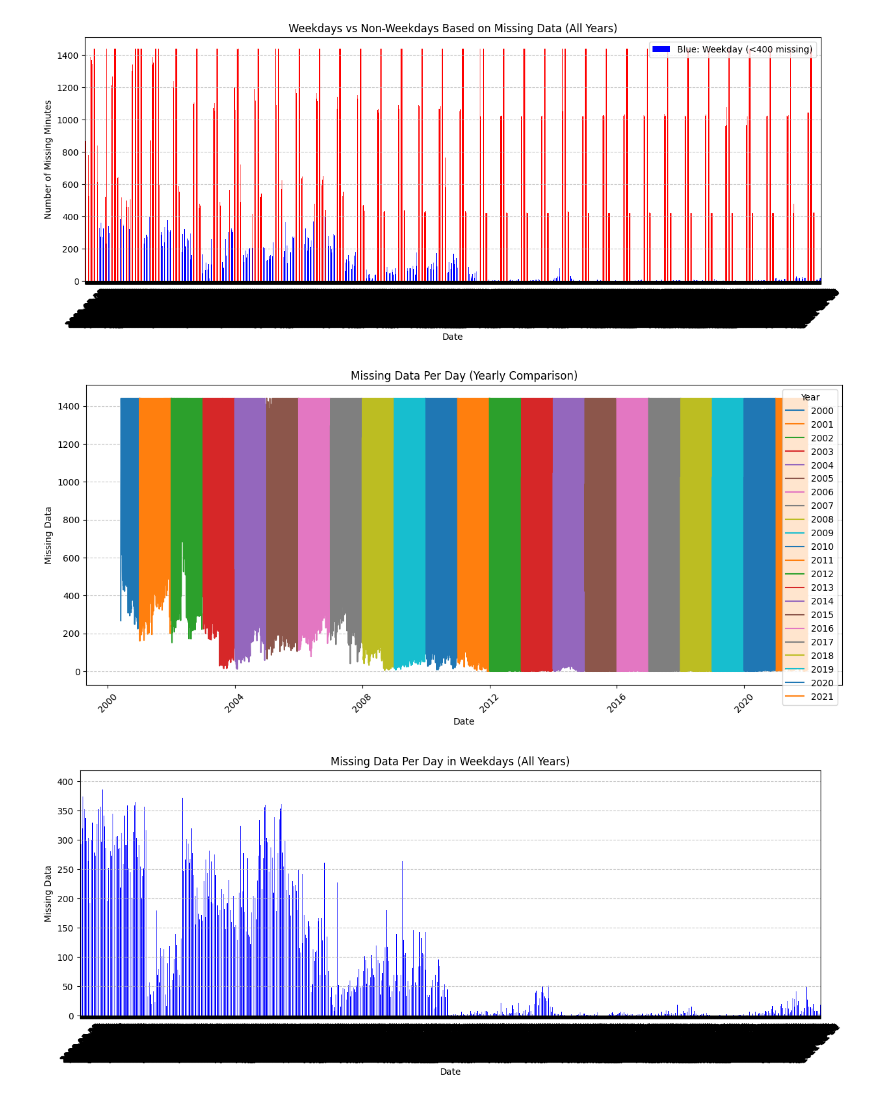
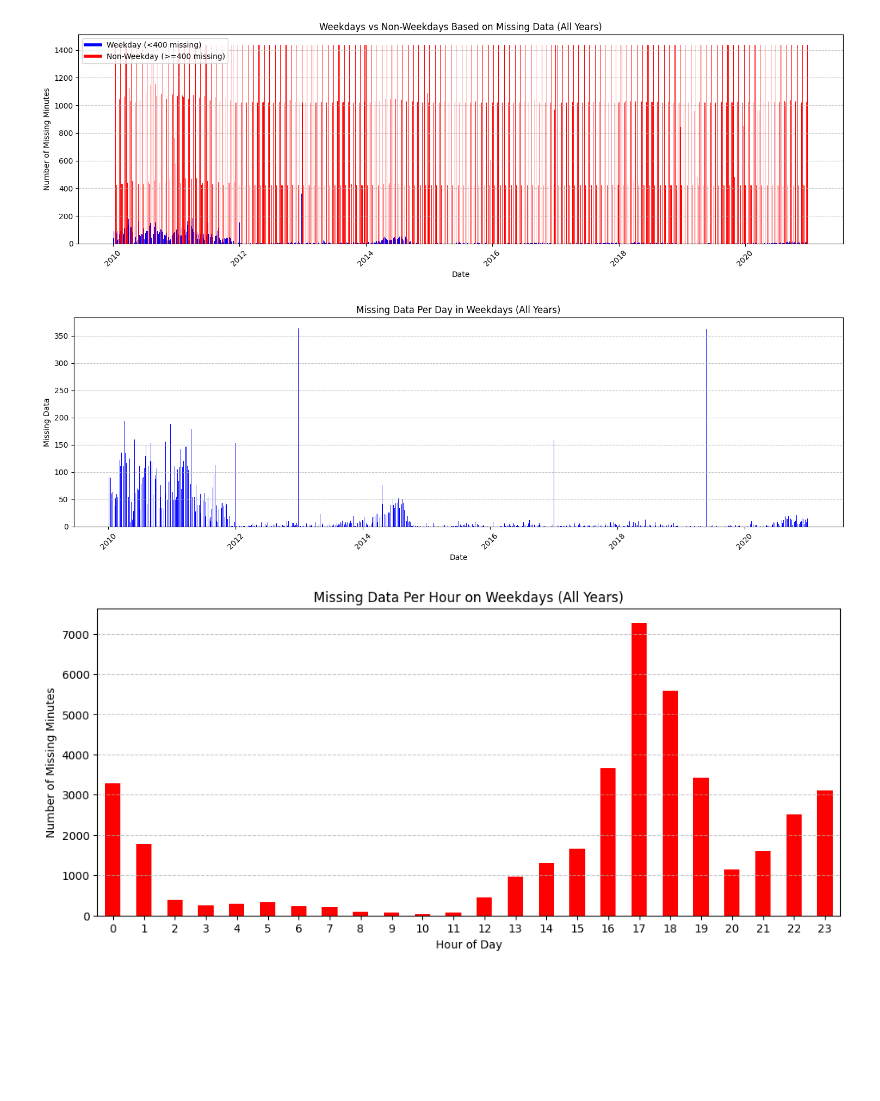
Before and after one commit to EstifanosShekour/Gamma-Capture-project-Lehigh-MFE, a Jupyter notebook: src/main.ipynb, the cells around one changed output. Drawn from its saved outputs; the diff is of its cells as text; code cells hidden in the pictures; blank space fills up the shorter version.

Commit message:
data processing update

```diff
--- a/src/main.ipynb
+++ b/src/main.ipynb
@@ -38,7 +46,7 @@ base_path = r"C:\Users\estifo\OneDrive\Projects\gamma-capture-project\data"
 data_frames = []
 
 # Loop through years 2010 to 2021
-for year in range(2000, 2022):
+for year in range(2010, 2021):
     file_path = os.path.join(base_path, f'DAT_ASCII_EURUSD_M1_{year}.csv')
 
     # Read CSV file (adjust parameters if needed)
@@ -301,50 +387,45 @@ missing_per_day_yearly = combined_df.groupby([combined_df['DateTime'].dt.year, c
 
 # --- PLOTS ---
 
-# Plot Step 2: Highlighting weekdays (days with missing data < 400)
 plt.figure(figsize=(15, 5))
-missing_per_day.plot(kind='bar', color=['blue' if date in weekdays else 'red' for date in missing_per_day.index])
+colors = ['blue' if date in weekdays else 'red' for date in missing_per_day.index]
+plt.bar(missing_per_day.index, missing_per_day.values, color=colors)
+
 plt.title('Weekdays vs Non-Weekdays Based on Missing Data (All Years)')
 plt.xlabel('Date')
 plt.ylabel('Number of Missing Minutes')
 plt.xticks(rotation=45)
 plt.grid(axis='y', linestyle='--', alpha=0.7)
-plt.legend(['Blue: Weekday (<400 missing)', 'Red: Non-Weekday (>=400 missing)'])
+blue_patch = plt.Line2D([0], [0], color='blue', lw=4, label='Weekday (<400 missing)')
+red_patch = plt.Line2D([0], [0], color='red', lw=4, label='Non-Weekday (>=400 missing)')
+plt.legend(handles=[blue_patch, red_patch])
+plt.tight_layout()
 plt.show()
 
-# OPTIONAL: Yearly Breakdown (Missing Data Per Day)
-plt.figure(figsize=(15, 6))
-for year in sorted(combined_df['DateTime'].dt.year.unique()):
-    missing_per_day_yearly.loc[year].plot(label=str(year))
-plt.title('Missing Data Per Day (Yearly Comparison)')
-plt.xlabel('Date')
-plt.ylabel('Missing Data')
-plt.xticks(rotation=45)
-plt.legend(title="Year")
-plt.grid(axis='y', linestyle='--', alpha=0.7)
-plt.show()
 
-# Plot Step 3: Missing data per weekday across multiple years
+weekday_missing_data = missing_per_day[weekdays]
 plt.figure(figsize=(15, 5))
-weekday_missing_data = missing_per_day[weekdays]
-weekday_missing_data.plot(kind='bar', color='blue')
+plt.bar(weekday_missing_data.index, weekday_missing_data.values, color='blue')
+
 plt.title('Missing Data Per Day in Weekdays (All Years)')
 plt.xlabel('Date')
 plt.ylabel('Missing Data')
 plt.xticks(rotation=45)
 plt.grid(axis='y', linestyle='--', alpha=0.7)
+plt.tight_layout()
 plt.show()
+
 
 # Plot Step 4: Missing data per hour on weekdays
 plt.figure(figsize=(12, 5))
 missing_per_hour_weekdays.plot(kind='bar', color='red')
 plt.title('Missing Data Per Hour on Weekdays (All Years)')
 plt.xlabel('Hour of Day')
 plt.ylabel('Number of Missing Minutes')
 plt.xticks(rotation=0)
 plt.grid(axis='y', linestyle='--', alpha=0.7)
 plt.show()
 # %% [output]
-[figure, old version]
+[figure, new version]
-[figure, old version]
+[figure, new version]
-[figure, old version]
+[figure, new version]
```
Also changed, not shown: parts of 115 cells of this notebook, 1 other file.
